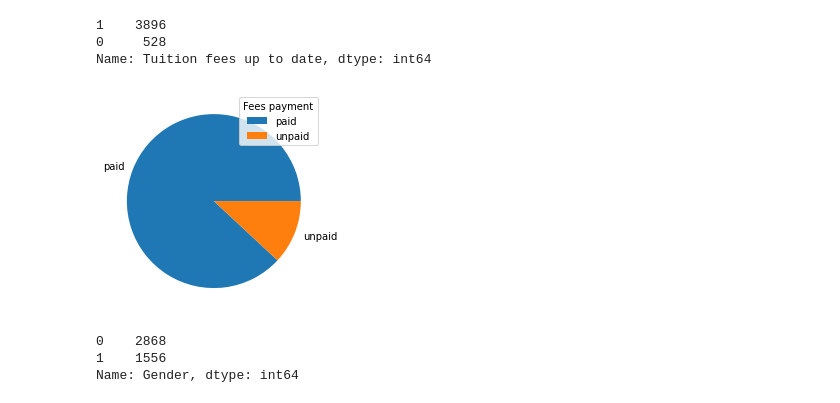
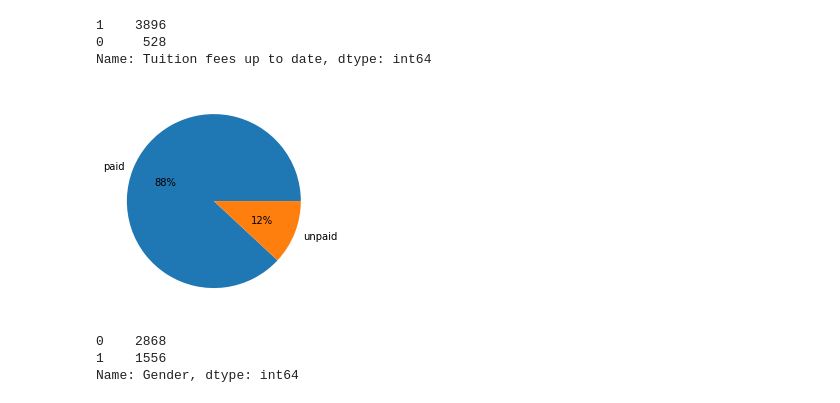
Before and after one commit to ZenCodex559/Student_Dropout, a Jupyter notebook: Student_DropOut_Prediction.ipynb, the cells around one changed output. Cells and saved outputs as stored; diff of their text form; code cells hidden in the pictures.

```diff
--- a/Student_DropOut_Prediction.ipynb
+++ b/Student_DropOut_Prediction.ipynb
@@ -149,11 +166,11 @@ tuition_fees
 0     528
 Name: Tuition fees up to date, dtype: int64
 # %%
-plt.pie(tuition_fees,labels=['paid','unpaid'])
-plt.legend(title = 'Fees payment')
+plt.pie(tuition_fees,labels=['paid','unpaid'],autopct='%.0f%%')
+plt.legend='Tution fees payment status'
 plt.show()
 # %% [output]
-[figure, old version]
+[figure, new version]
 # %%
 gender = student['Gender'].value_counts()
 gender
```
Also changed, not shown: parts of 17 cells of this notebook.
